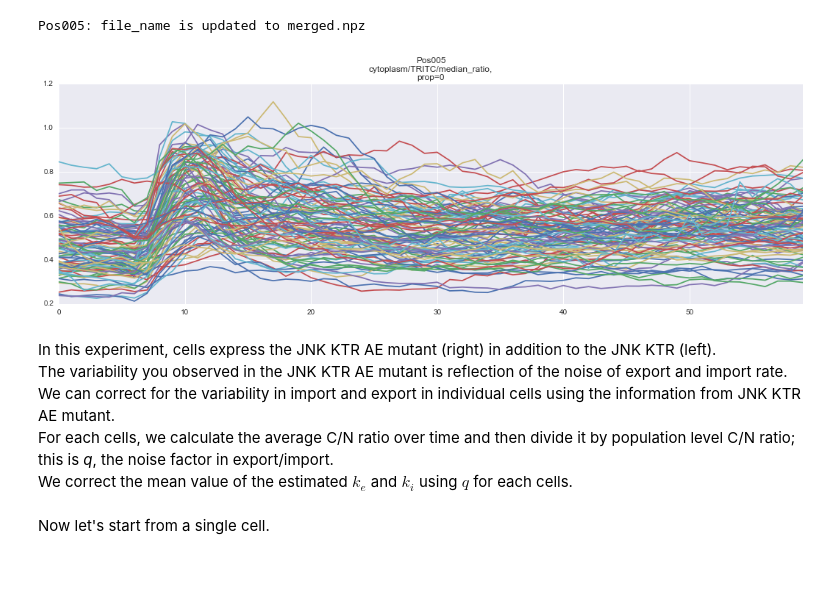
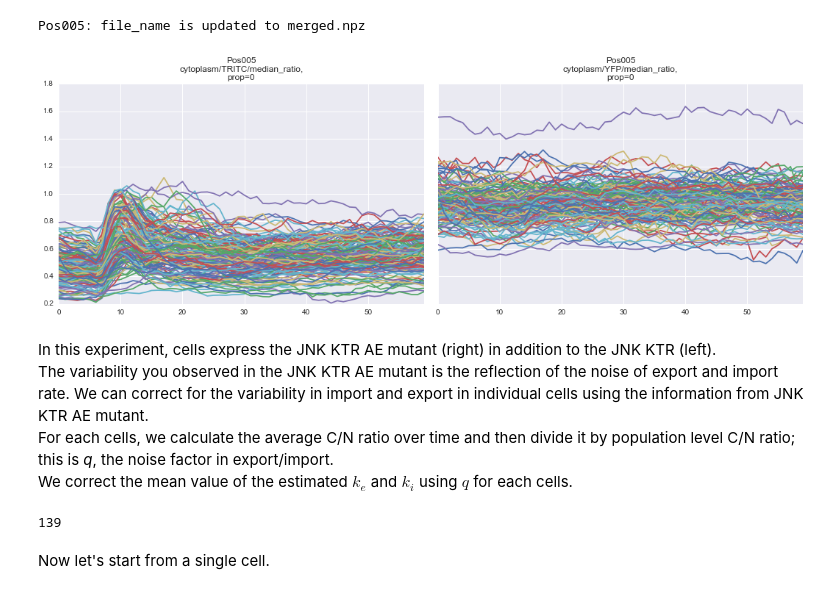
Before and after one commit to macklin/covertrace, a Jupyter notebook: doc/jupyter_examples/KTRProtocol.ipynb, the cells around one changed output. Cells and saved outputs as stored; diff of their text form; code cells hidden in the pictures.

```diff
--- a/doc/jupyter_examples/KTRProtocol.ipynb
+++ b/doc/jupyter_examples/KTRProtocol.ipynb
@@ -392,14 +409,14 @@ sites_il1b.merge_conditions()
 # %% [output]
 Pos005: file_name is updated to merged.npz
 # %%
-sites_il1b.set_state(['cytoplasm', 'TRITC', 'median_ratio'])
+sites_il1b.set_state((['cytoplasm', 'TRITC', 'median_ratio'], ['cytoplasm', 'YFP', 'median_ratio']))
 plot_all = partial(ops_plotter.plot_all)
 fig, axes = sites_il1b.iterate(plot_all)
 # %% [output]
-[figure, old version]
+[figure, new version]
 # %% [markdown]
 In this experiment, cells express the JNK KTR AE mutant (right) in addition to the JNK KTR (left).
-The variability you observed in the JNK KTR AE mutant is reflection of the noise of export and import rate. We can correct for the variability in import and export in individual cells using the information from JNK KTR AE mutant.
+The variability you observed in the JNK KTR AE mutant is the reflection of the noise of export and import rate. We can correct for the variability in import and export in individual cells using the information from JNK KTR AE mutant.
 For each cells, we calculate the average C/N ratio over time and then divide it by population level C/N ratio; this is *q*, the noise factor in export/import.
 We correct the mean value of the estimated $k_e$ and $k_i$ using $q$ for each cells.
 # %%
@@ -415,6 +432,10 @@ for q in q_store:
     k_ip_sc.append(np.nanmean(est_k_ip)/q)
     k_eu_sc.append(np.nanmean(est_k_eu) * q)
     k_ep_sc.append(np.nanmean(est_k_ep) * q)
+# %%
+len(q_store)
+# %% [output]
+139
 # %% [markdown]
 Now let's start from a single cell.
 # %%
```
Also changed, not shown: parts of 46 cells of this notebook.
